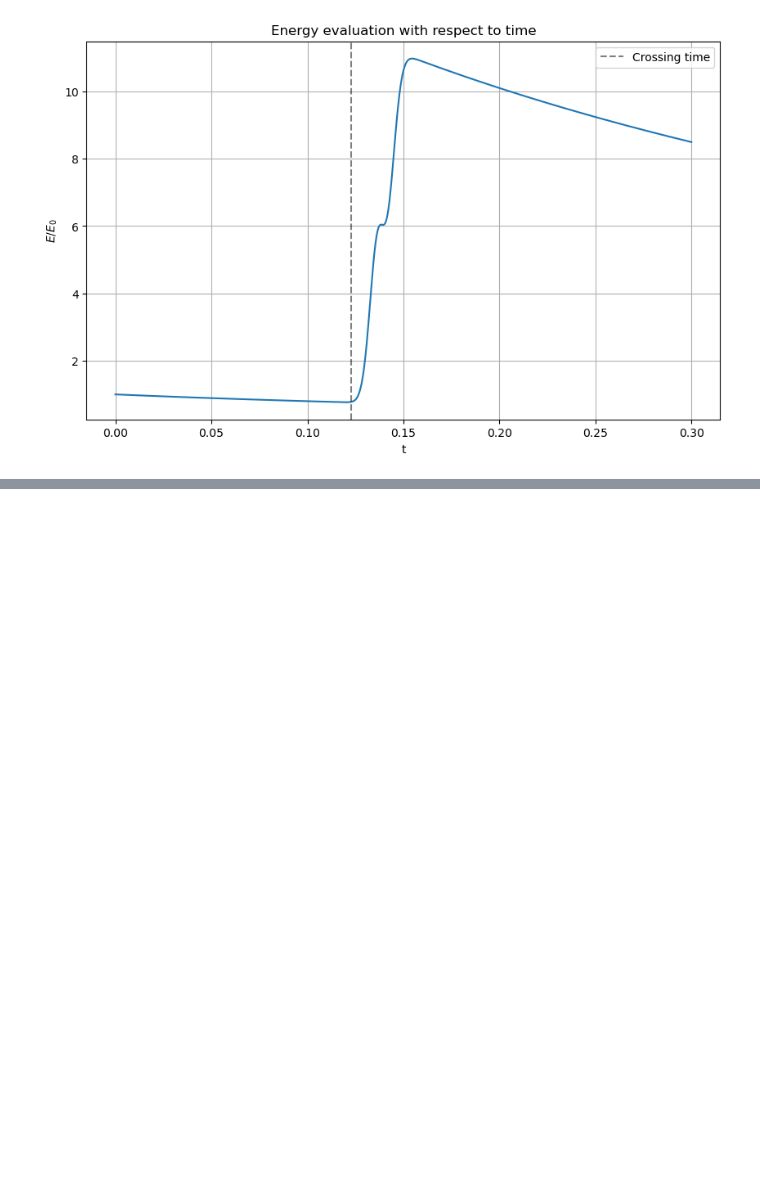
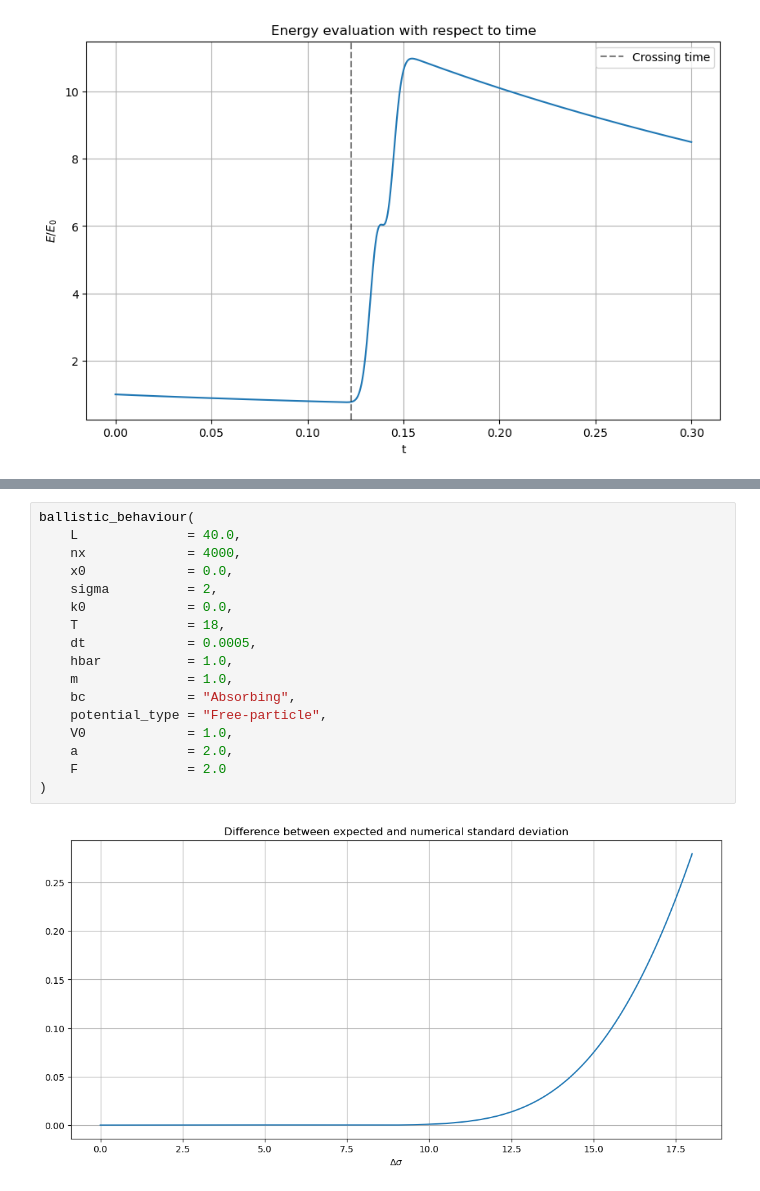
Before and after one commit to darioliotta/Quantum-Information-Project, a Jupyter notebook: colab_try.ipynb, the cells around one changed output, grey strips where cells are left out. Cells and saved outputs as stored; diff of their text form; blank space fills up the shorter version.

```diff
--- a/colab_try.ipynb
+++ b/colab_try.ipynb
@@ -1092,0 +1295,19 @@ CFL = 0.450
+# %%
+ballistic_behaviour(
+    L              = 40.0,
+    nx             = 4000,
+    x0             = 0.0,
+    sigma          = 2,
+    k0             = 0.0,
+    T              = 18,
+    dt             = 0.0005,
+    hbar           = 1.0,
+    m              = 1.0,
+    bc             = "Absorbing",
+    potential_type = "Free-particle",
+    V0             = 1.0,
+    a              = 2.0,
+    F              = 2.0
+)
+# %% [output]
+[figure, added]
```
Also changed, not shown: parts of 2 cells of this notebook, 17 other files.
